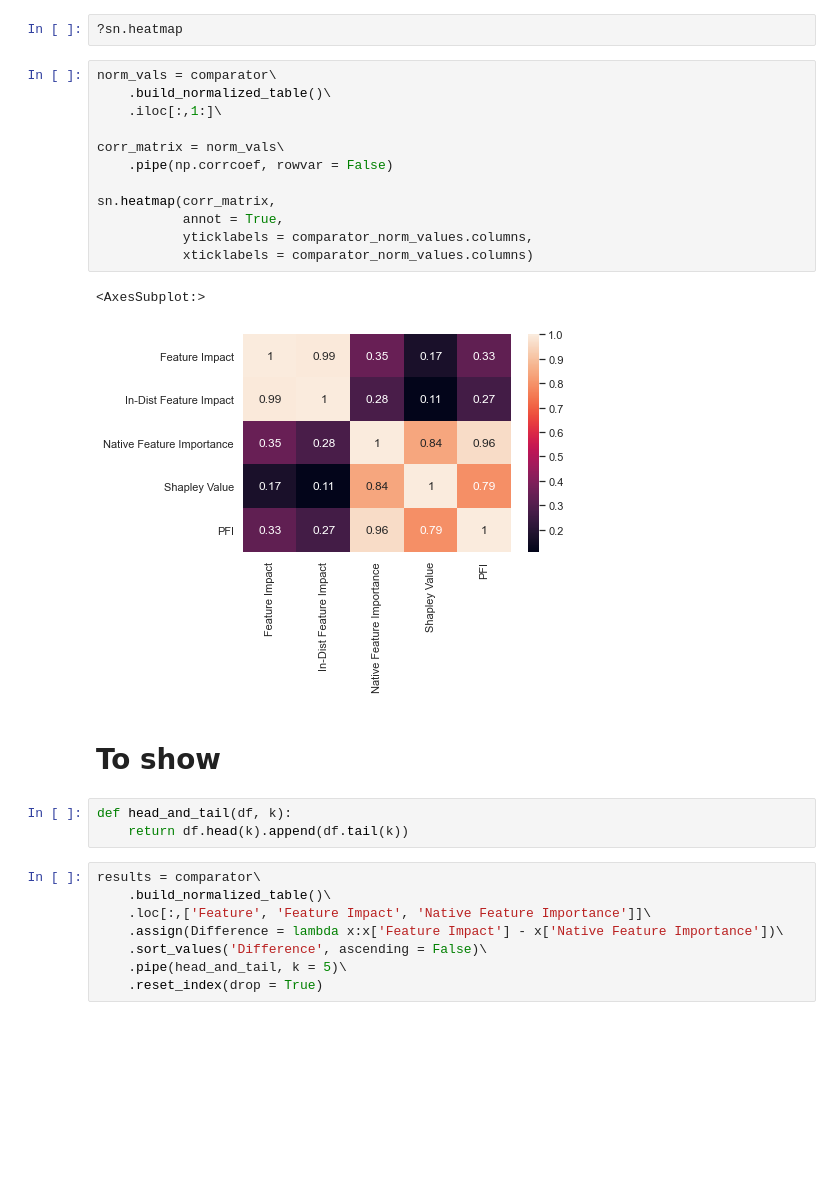
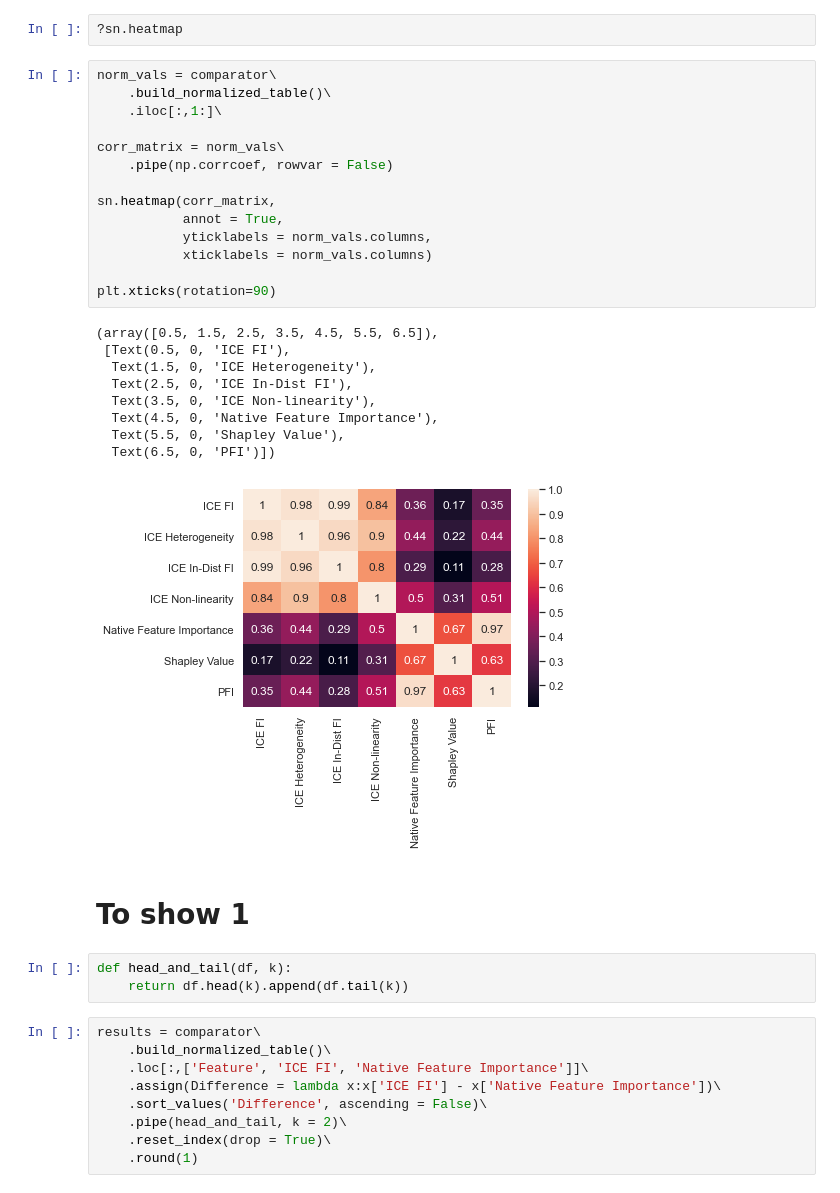
Before and after one commit to mixerupper/ice_feature_impact, a Jupyter notebook: notebooks/03-examples/01-cancer-rf.ipynb, the cells around one changed output. Cells and saved outputs as stored; diff of their text form; blank space fills up the shorter version.

```diff
--- a/notebooks/03-examples/01-cancer-rf.ipynb
+++ b/notebooks/03-examples/01-cancer-rf.ipynb
@@ -97,31 +106,41 @@ import seaborn as sn
 # %%
 norm_vals = comparator\
     .build_normalized_table()\
     .iloc[:,1:]\
 
 corr_matrix = norm_vals\
     .pipe(np.corrcoef, rowvar = False)
 
 sn.heatmap(corr_matrix,
            annot = True,
-           yticklabels = comparator_norm_values.columns,
-           xticklabels = comparator_norm_values.columns)
+           yticklabels = norm_vals.columns,
+           xticklabels = norm_vals.columns)
+
+plt.xticks(rotation=90)
 # %% [output]
-<AxesSubplot:>
+(array([0.5, 1.5, 2.5, 3.5, 4.5, 5.5, 6.5]),
+ [Text(0.5, 0, 'ICE FI'),
+  Text(1.5, 0, 'ICE Heterogeneity'),
+  Text(2.5, 0, 'ICE In-Dist FI'),
+  Text(3.5, 0, 'ICE Non-linearity'),
+  Text(4.5, 0, 'Native Feature Importance'),
+  Text(5.5, 0, 'Shapley Value'),
+  Text(6.5, 0, 'PFI')])
-[figure, old version]
+[figure, new version]
 # %% [markdown]
-# To show
+# To show 1
 # %%
 def head_and_tail(df, k):
     return df.head(k).append(df.tail(k))
 # %%
 results = comparator\
     .build_normalized_table()\
-    .loc[:,['Feature', 'Feature Impact', 'Native Feature Importance']]\
-    .assign(Difference = lambda x:x['Feature Impact'] - x['Native Feature Importance'])\
+    .loc[:,['Feature', 'ICE FI', 'Native Feature Importance']]\
+    .assign(Difference = lambda x:x['ICE FI'] - x['Native Feature Importance'])\
     .sort_values('Difference', ascending = False)\
-    .pipe(head_and_tail, k = 5)\
-    .reset_index(drop = True)
+    .pipe(head_and_tail, k = 2)\
+    .reset_index(drop = True)\
+    .round(1)
 # %%
 results
 # %% [output]
```
Also changed, not shown: parts of 33 cells of this notebook, 9 other files.
